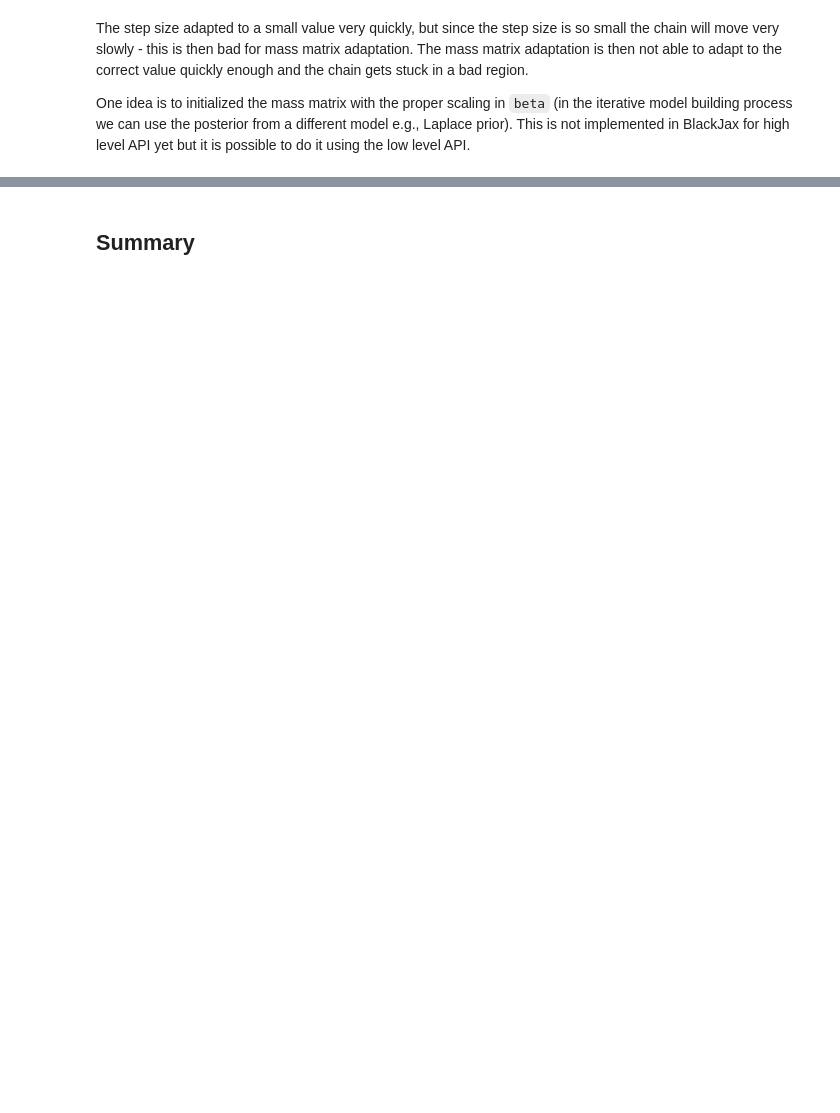
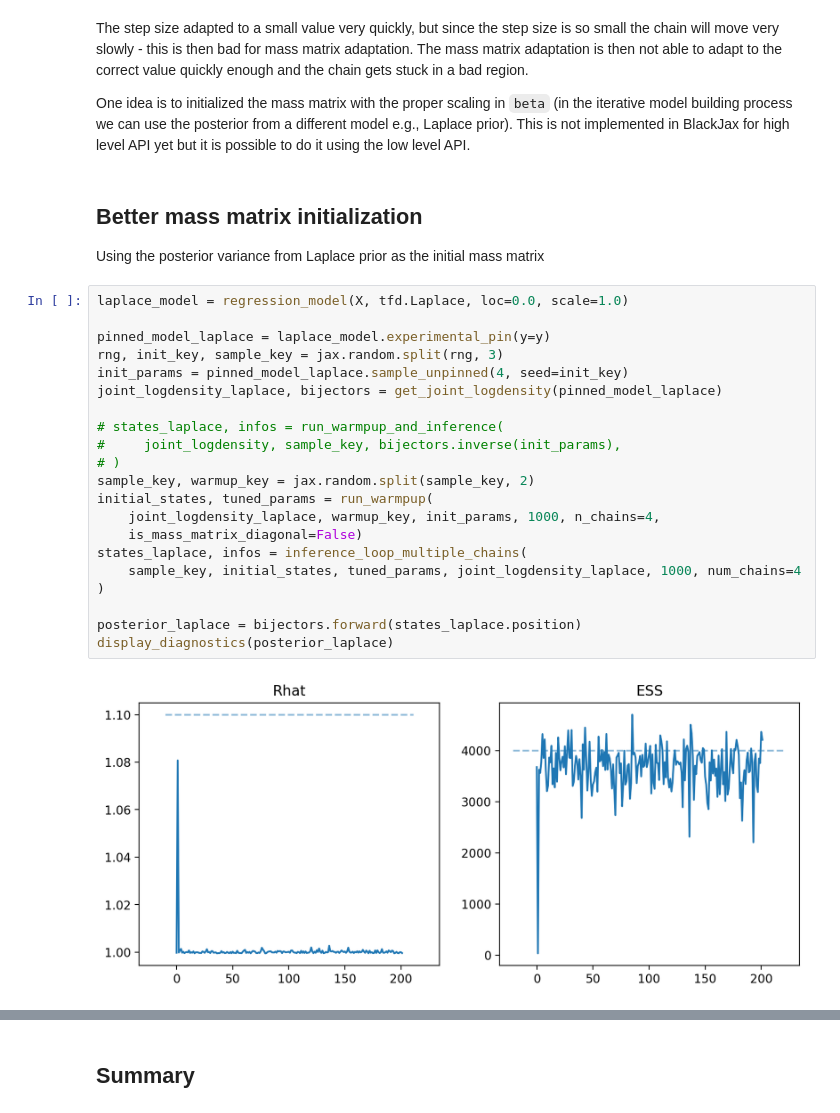
Before and after one commit to junpenglao/functionalbayes, a Jupyter notebook: blackjax_deepdive.ipynb, the cells around one changed output, grey strips where cells are left out. Drawn from its saved outputs; the diff is of its cells as text; blank space fills up the shorter version.

```diff
--- a/blackjax_deepdive.ipynb
+++ b/blackjax_deepdive.ipynb
@@ -252,3 +260,30 @@ Text(0.5, 1.0, 'Change in beta between initial and after step size adaptation')
 The step size adapted to a small value very quickly, but since the step size is so small the chain will move very slowly - this is then bad for mass matrix adaptation. The mass matrix adaptation is then not able to adapt to the correct value quickly enough and the chain gets stuck in a bad region.
 
 One idea is to initialized the mass matrix with the proper scaling in `beta` (in the iterative model building process we can use the posterior from a different model e.g., Laplace prior). This is not implemented in BlackJax for high level API yet but it is possible to do it using the low level API.
+# %% [markdown]
+## Better mass matrix initialization
+
+Using the posterior variance from Laplace prior as the initial mass matrix
+# %%
+laplace_model = regression_model(X, tfd.Laplace, loc=0.0, scale=1.0)
+
+pinned_model_laplace = laplace_model.experimental_pin(y=y)
+rng, init_key, sample_key = jax.random.split(rng, 3)
+init_params = pinned_model_laplace.sample_unpinned(4, seed=init_key)
+joint_logdensity_laplace, bijectors = get_joint_logdensity(pinned_model_laplace)
+
+# states_laplace, infos = run_warmpup_and_inference(
+#     joint_logdensity, sample_key, bijectors.inverse(init_params),
+# )
+sample_key, warmup_key = jax.random.split(sample_key, 2)
+initial_states, tuned_params = run_warmpup(
+    joint_logdensity_laplace, warmup_key, init_params, 1000, n_chains=4,
+    is_mass_matrix_diagonal=False)
+states_laplace, infos = inference_loop_multiple_chains(
+    sample_key, initial_states, tuned_params, joint_logdensity_laplace, 1000, num_chains=4
+)
+
+posterior_laplace = bijectors.forward(states_laplace.position)
+display_diagnostics(posterior_laplace)
+# %% [output]
+[figure, added]
```
Also changed, not shown: parts of 21 cells of this notebook, 2 other files.
